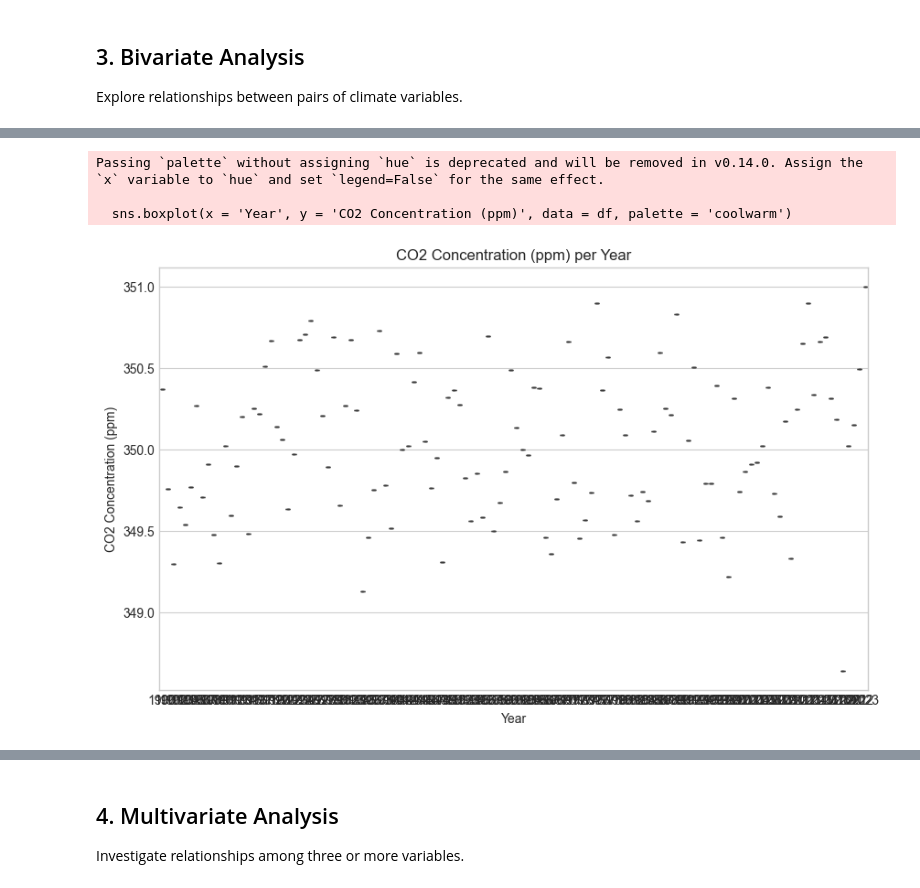
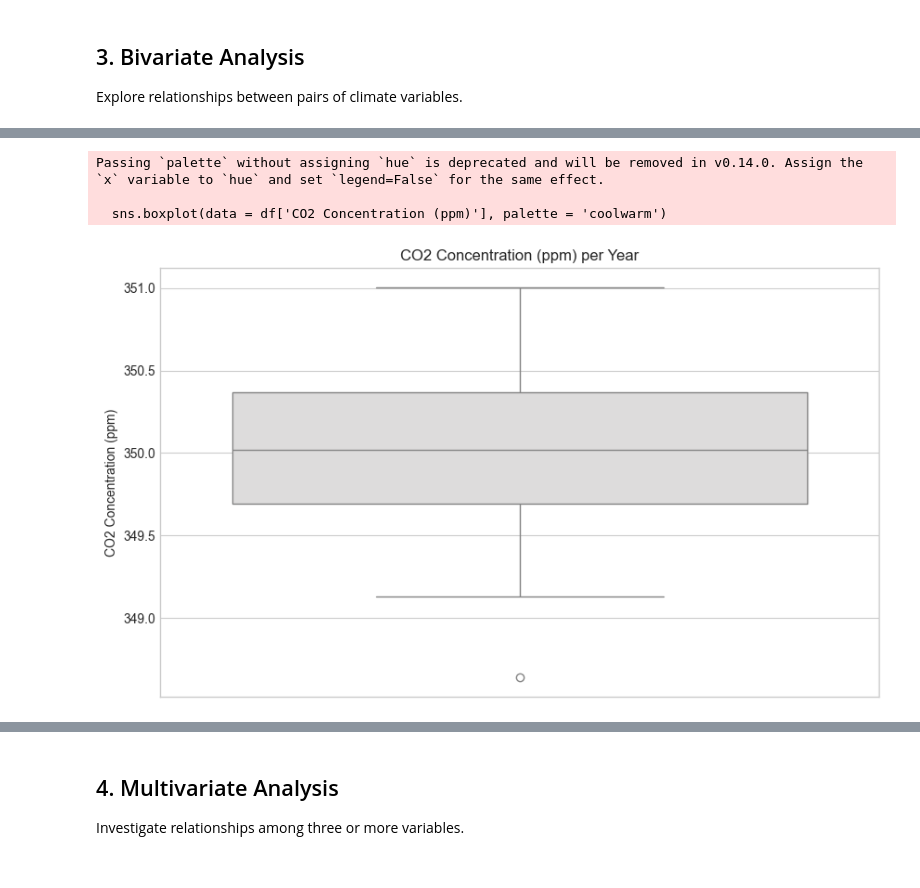
Before and after one commit to Omdena-NIC-Nepal/complete-eda-assignment-group-g-golden, a Jupyter notebook: climate_eda.ipynb, the cells around one changed output, grey strips where cells are left out. Saved outputs shown, nothing was run; the diff lists cells and outputs as text; code cells hidden in the pictures.

```diff
--- a/climate_eda.ipynb
+++ b/climate_eda.ipynb
@@ -216,12 +216,12 @@ Passing `palette` without assigning `hue` is deprecated and will be removed in v
 # %%
 plt.figure(figsize = (10, 6))
-sns.boxplot(x = 'Year', y = 'CO2 Concentration (ppm)', data = df, palette = 'coolwarm')
+sns.boxplot(data = df['CO2 Concentration (ppm)'], palette = 'coolwarm')
 plt.title("CO2 Concentration (ppm) per Year")
 plt.show()
 # %% [output]
 Passing `palette` without assigning `hue` is deprecated and will be removed in v0.14.0. Assign the `x` variable to `hue` and set `legend=False` for the same effect.
 
-  sns.boxplot(x = 'Year', y = 'CO2 Concentration (ppm)', data = df, palette = 'coolwarm')
+  sns.boxplot(data = df['CO2 Concentration (ppm)'], palette = 'coolwarm')
-[figure, old version]
+[figure, new version]
 # %%
 plt.figure(figsize = (10, 6))
```
Also changed, not shown: parts of 3 cells of this notebook.
